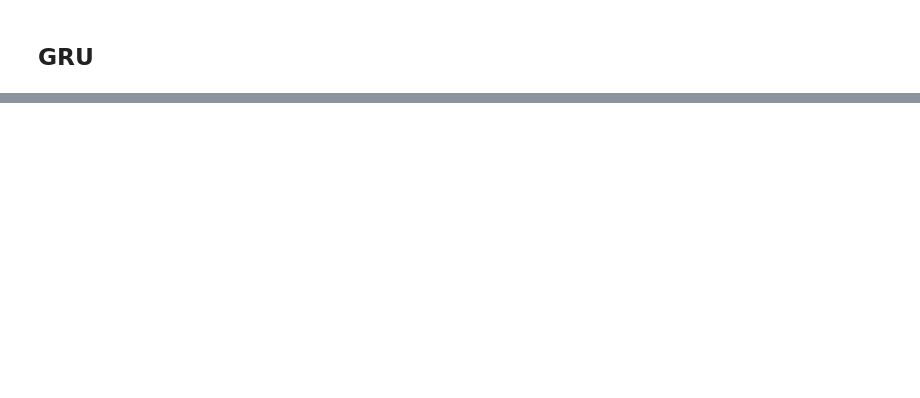
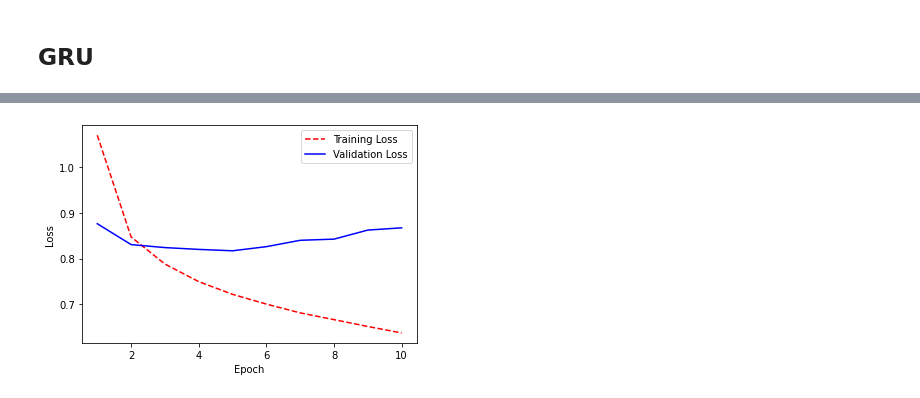
Before and after one commit to tuananh0305/Sentiment_Analysis, a Jupyter notebook: Sentiment_Analysis_Kaggle.ipynb, the cells around one changed output, grey strips where cells are left out. Saved outputs shown, nothing was run; the diff lists cells and outputs as text; code cells hidden in the pictures; blank space fills up the shorter version.

```diff
--- a/Sentiment_Analysis_Kaggle.ipynb
+++ b/Sentiment_Analysis_Kaggle.ipynb
@@ -259,12 +281,27 @@ from keras.utils import to_categorical
 
 y_train_cat = to_categorical(y_train)
 y_val_cat = to_categorical(y_val)
+# %%
+# define an early stopping
+early_stopping = EarlyStopping(min_delta = 0.001, mode = 'max', monitor='val_acc', patience = 2)
+# %%
+from tensorflow.keras import backend as K
+def f1(y_true, y_pred): #taken from old keras source code
+    true_positives = K.sum(K.round(K.clip(y_true * y_pred, 0, 1)))
+    possible_positives = K.sum(K.round(K.clip(y_true, 0, 1)))
+    predicted_positives = K.sum(K.round(K.clip(y_pred, 0, 1)))
+    precision = true_positives / (predicted_positives + K.epsilon())
+    recall = true_positives / (possible_positives + K.epsilon())
+    f1_val = 2*(precision*recall)/(precision+recall+K.epsilon())
+    return f1_val
 # %%
 model_GRU=Sequential()
 model_GRU.add(Embedding(max_features,100,mask_zero=True))
-model_GRU.add(GRU(64,dropout=0.4,return_sequences=True))
+model_GRU.add(GRU(64,dropout=0.5,return_sequences=True))
 model_GRU.add(GRU(32,dropout=0.5,return_sequences=False))
+model_GRU.add(Dense(100,activation='relu'))
+model_GRU.add(Dropout(0.5))
 model_GRU.add(Dense(num_classes,activation='softmax'))
-model_GRU.compile(loss='categorical_crossentropy',optimizer=Adam(lr = 0.001),metrics=['accuracy'])
+model_GRU.compile(loss='categorical_crossentropy',optimizer=Adam(lr = 0.001),metrics=[f1, 'accuracy'])
 model_GRU.summary()
 # %% [output]
@@ -285,6 +326,6 @@ Trainable params: 1,341,157
 Non-trainable params: 0
 _________________________________________________________________
 # %%
-history_GRU=model_GRU.fit(X_train, y_train_cat, validation_data=(X_val, y_val_cat),epochs=epochs, batch_size=batch_size, verbose=1)
+history_GRU=model_GRU.fit(X_train, y_train_cat, validation_data=(X_val, y_val_cat),epochs=epochs, batch_size=batch_size, verbose=1, callbacks = [early_stopping])
 # %% [output]
 Train on 124848 samples, validate on 31212 samples
@@ -297,3 +348,14 @@ Epoch 3/3
+# %%
+epoch_count = range(1, len(history_GRU.history['loss']) + 1)
+
+plt.plot(epoch_count, history_GRU.history['loss'], 'r--')
+plt.plot(epoch_count, history_GRU.history['val_loss'], 'b-')
+plt.legend(['Training Loss', 'Validation Loss'])
+plt.xlabel('Epoch')
+plt.ylabel('Loss')
+plt.show()
+# %% [output]
+[figure, added]
 # %%
 y_val_pred = model_GRU.predict_classes(X_val, verbose=1)
 print(classification_report( y_val_pred , y_val))
```
Also changed, not shown: parts of 26 cells of this notebook.
